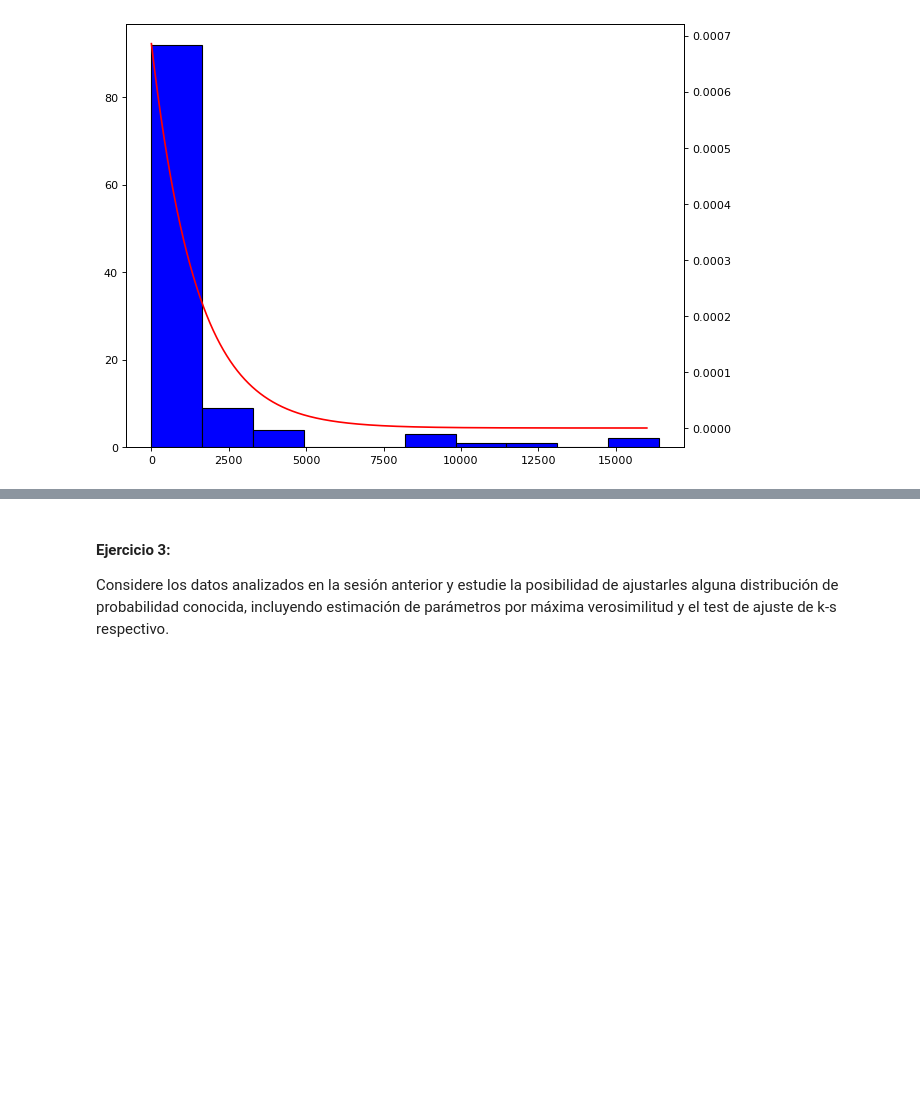
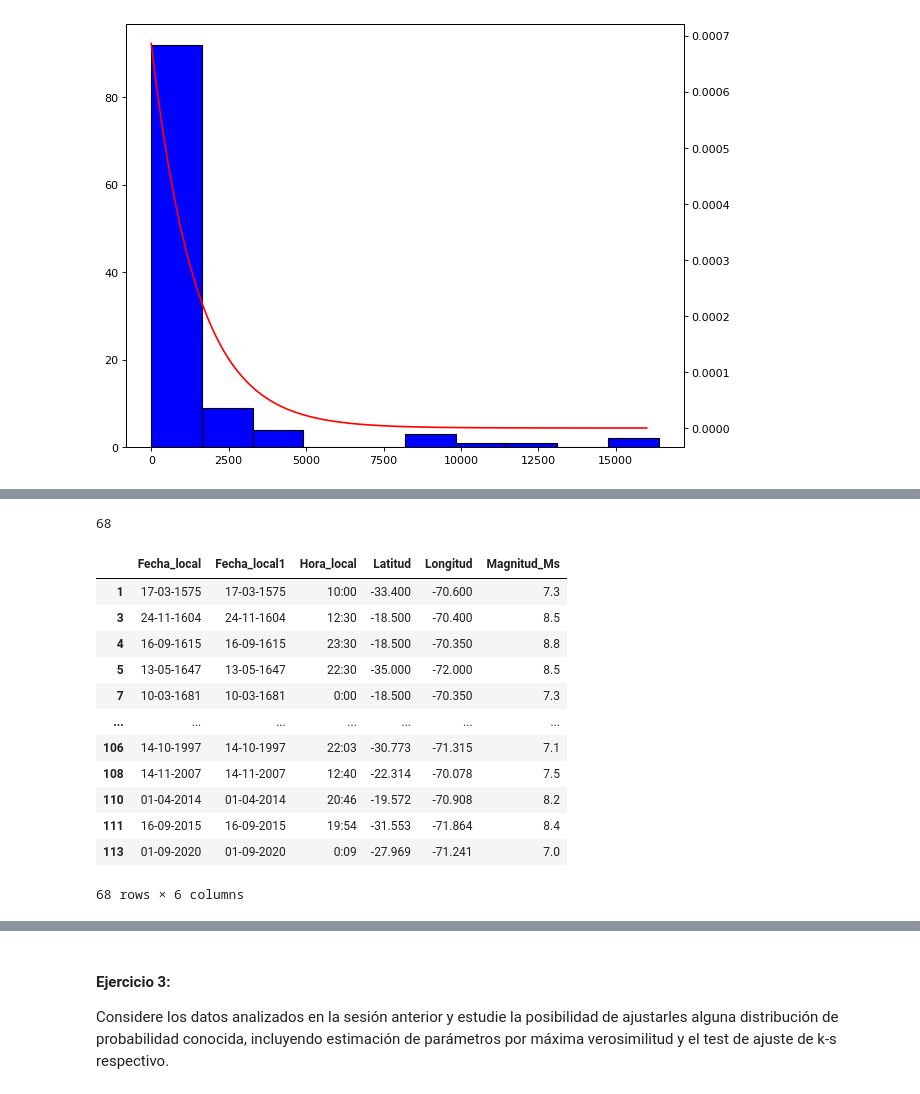
Before and after one commit to imnotUrban/Repo-Simulacion, a Jupyter notebook: Laboratorio_3/Laboratorio3.ipynb, the cells around one changed output, grey strips where cells are left out. Saved outputs shown, nothing was run; the diff lists cells and outputs as text; code cells hidden in the pictures; blank space fills up the shorter version.

```diff
--- a/Laboratorio_3/Laboratorio3.ipynb
+++ b/Laboratorio_3/Laboratorio3.ipynb
@@ -440,0 +435,16 @@ KstestResult(statistic=0.27647243107769426, pvalue=0.00023700830725080716)
+# %%
+#bloque de codigo para ver como son los datos
+datos3 = datos
+annos = []
+for indx in datos3['Fecha_local']:
+    annos.append(indx[6:10])
+# by_years = datos.sort_values('Fecha_local')
+# anno = by_years['Fecha_local'][2][6:10]
+# print(anno)
+annos.sort()
+print(annos) #Nos damos cuenta que hay años que faltan
+minimo = min(annos)
+maximo = max(annos)
+print(maximo)
+print(minimo)
+#Son 450 años de diferencia
@@ -440,0 +466,28 @@ KstestResult(statistic=0.27647243107769426, pvalue=0.00023700830725080716)
+# %%
+# #Ordenamos desde latitud = -30 hasta -34, y longitud desde -70 a -73
+
+datos4 = datos3
+for i in range(114):
+    lat = datos3['Latitud'][i]
+    long = datos4['Longitud'][i]
+    if(lat>=-30 or lat<=-36):
+        if(long>=-70 or long<=-73):
+            datos4 = datos4.drop(i,axis=0)
+
+print(len(datos4))
+datos4
+# %% [output]
+68
+|  | Fecha_local | Fecha_local1 | Hora_local | Latitud | Longitud | Magnitud_Ms |
+| 1 | 17-03-1575 | 17-03-1575 | 10:00 | -33.400 | -70.600 | 7.3 |
+| 3 | 24-11-1604 | 24-11-1604 | 12:30 | -18.500 | -70.400 | 8.5 |
+| 4 | 16-09-1615 | 16-09-1615 | 23:30 | -18.500 | -70.350 | 8.8 |
+| 5 | 13-05-1647 | 13-05-1647 | 22:30 | -35.000 | -72.000 | 8.5 |
+| 7 | 10-03-1681 | 10-03-1681 | 0:00 | -18.500 | -70.350 | 7.3 |
+| ... | ... | ... | ... | ... | ... | ... |
+| 106 | 14-10-1997 | 14-10-1997 | 22:03 | -30.773 | -71.315 | 7.1 |
+| 108 | 14-11-2007 | 14-11-2007 | 12:40 | -22.314 | -70.078 | 7.5 |
+| 110 | 01-04-2014 | 01-04-2014 | 20:46 | -19.572 | -70.908 | 8.2 |
+| 111 | 16-09-2015 | 16-09-2015 | 19:54 | -31.553 | -71.864 | 8.4 |
+| 113 | 01-09-2020 | 01-09-2020 | 0:09 | -27.969 | -71.241 | 7.0 |
+68 rows × 6 columns
```
Also changed, not shown: parts of 19 cells of this notebook.
